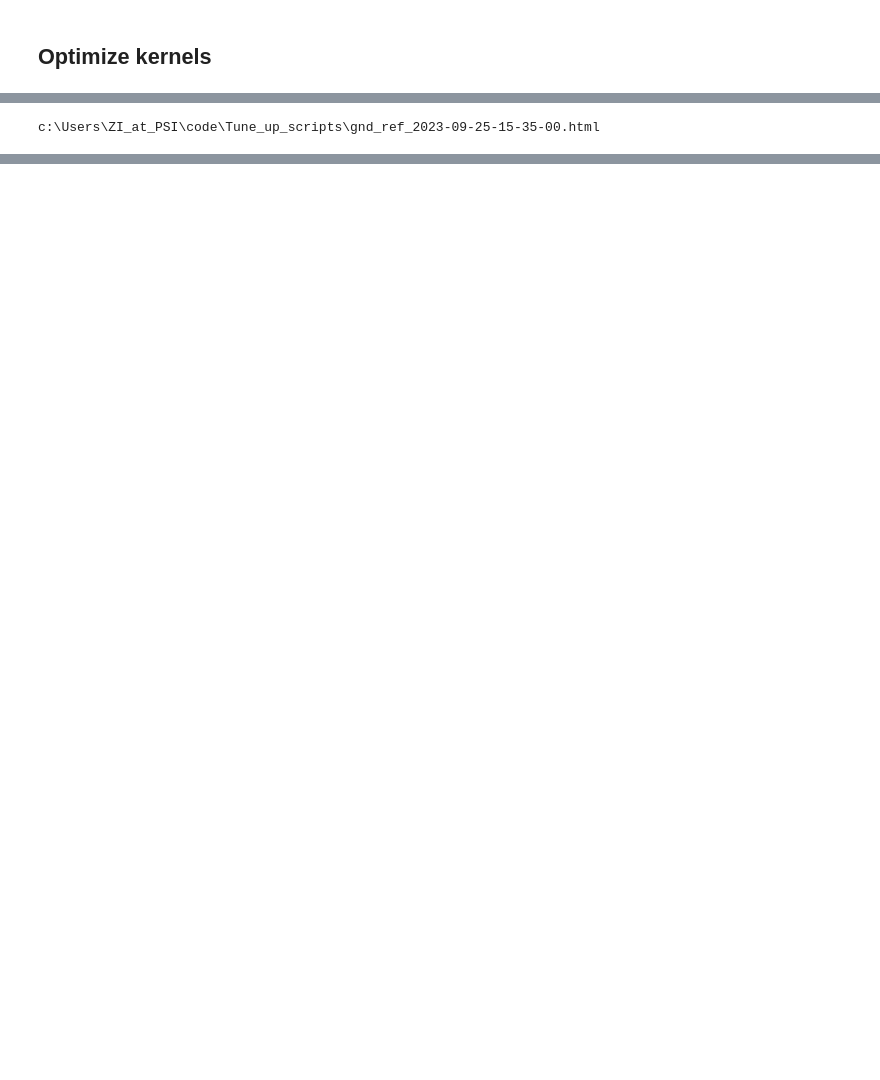
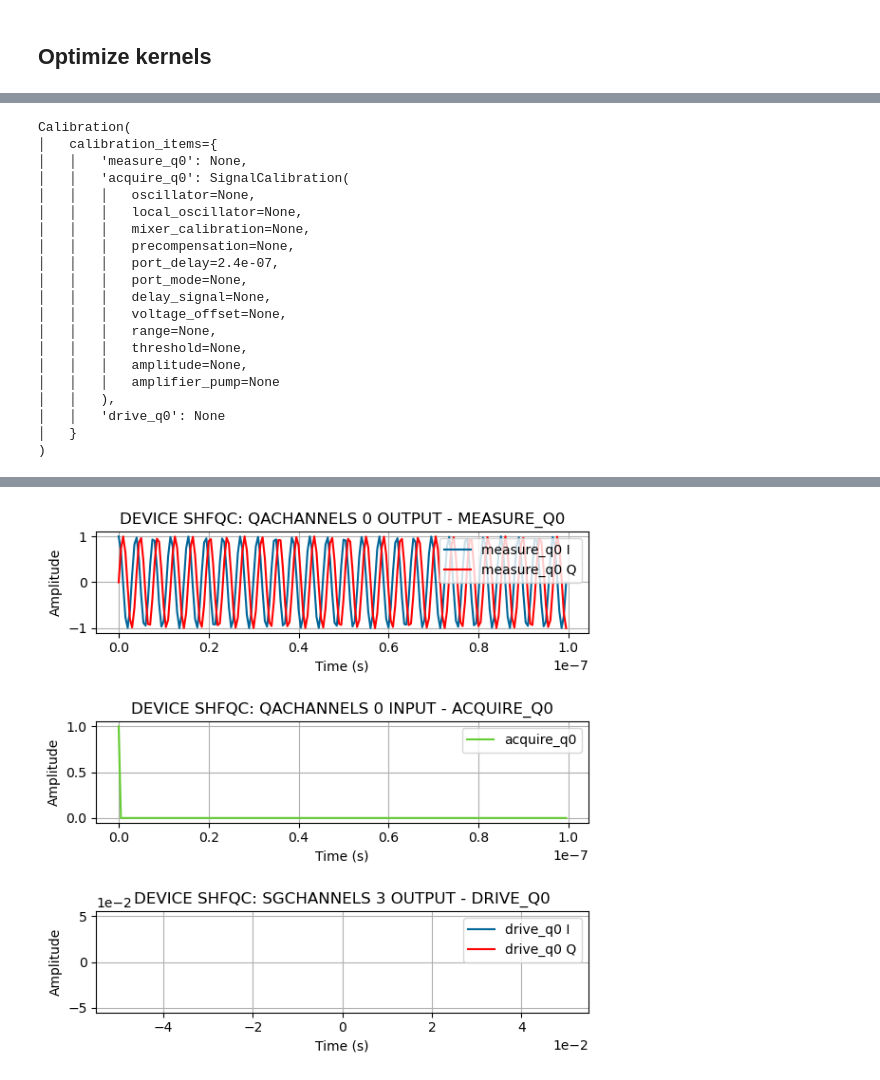
Before and after one commit to ngchihuan/Tune_up_scripts, a Jupyter notebook: Tune_Up_Active_Reset.ipynb, the cells around one changed output, grey strips where cells are left out. Cells and saved outputs as stored; diff of their text form; code cells hidden in the pictures; blank space fills up the shorter version.

```diff
--- a/Tune_Up_Active_Reset.ipynb
+++ b/Tune_Up_Active_Reset.ipynb
@@ -1035,15 +1027,12 @@ def exp_ref_trace(
 # %%
-# resonator_spectroscopy gnd
-gnd_ref = exp_ref_trace(
+gnd_ref = gen_exp_ref_trace_gnd(
     transmon_list[0],
-    drive_pulse = None,
     readout_pulse=readout_pulse,
-    measure_range=-25,
-    acquire_range=-5,
-    num_averages=2**13,
+    num_averages=2*13,
 )
 session.connect(do_emulation=False, reset_devices=True)
-
 gnd_ref_results = session.run(gnd_ref)
+print(gnd_ref.get_calibration())
 show_pulse_sheet("gnd_ref", gnd_ref_results.compiled_experiment)
+plot_simulation(gnd_ref_results.compiled_experiment,start_time=0,length=100e-9)
 # %% [output]
@@ -1069 +1051,20 @@ drive pulse is None, assuming gnd, only readout
-c:\Users\ZI_at_PSI\code\Tune_up_scripts\gnd_ref_2023-09-25-15-35-00.html
+Calibration(
+│   calibration_items={
+│   │   'measure_q0': None,
+│   │   'acquire_q0': SignalCalibration(
+│   │   │   oscillator=None,
+│   │   │   local_oscillator=None,
+│   │   │   mixer_calibration=None,
+│   │   │   precompensation=None,
+│   │   │   port_delay=2.4e-07,
+│   │   │   port_mode=None,
+│   │   │   delay_signal=None,
+│   │   │   voltage_offset=None,
+│   │   │   range=None,
+│   │   │   threshold=None,
+│   │   │   amplitude=None,
+│   │   │   amplifier_pump=None
+│   │   ),
+│   │   'drive_q0': None
+│   }
+)
@@ -1070 +1077,2 @@ c:\Users\ZI_at_PSI\code\Tune_up_scripts\gnd_ref_2023-09-25-15-35-00.html
+[figure, added]
 # %%
```
Also changed, not shown: parts of 36 cells of this notebook, 1 other file.
